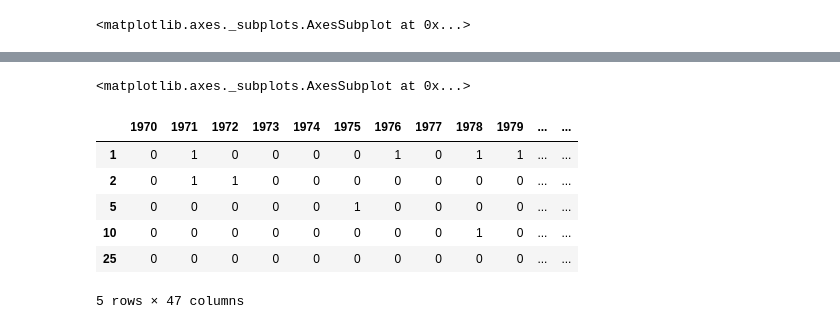
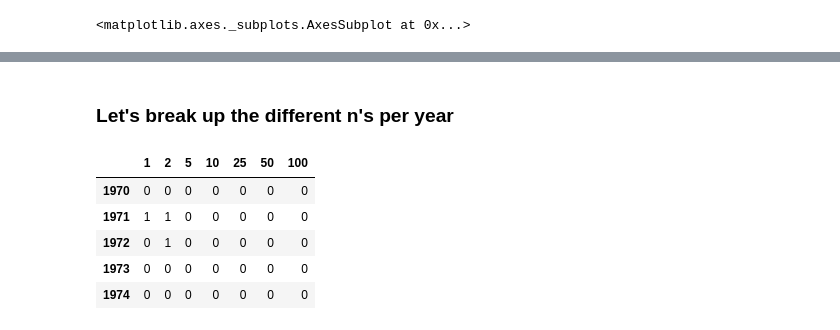
Before and after one commit to NORCatUofC/rain, a Jupyter notebook: n-year/notebooks/N-Year Storms.ipynb, the cells around one changed output, grey strips where cells are left out. Drawn from its saved outputs; the diff is of its cells as text; code cells hidden in the pictures.

```diff
--- a/n-year/notebooks/N-Year Storms.ipynb
+++ b/n-year/notebooks/N-Year Storms.ipynb
@@ -15,6 +18,6 @@ rain_df = pd.read_csv('data/ohare_hourly_20160929.csv')
 rain_df['datetime'] = pd.to_datetime(rain_df['datetime'])
 rain_df = rain_df.set_index(pd.DatetimeIndex(rain_df['datetime']))
 rain_df = rain_df['19700101':]
-chi_rain_series = rain_df['HOURLYPrecip'].resample('1H', label='right').max()
-chi_rain_series.tail()
+chi_rain_series = rain_df['HOURLYPrecip'].resample('1H', label='right').max().fillna(0)
+chi_rain_series.head()
 # %% [output]
@@ -186,5 +173,0 @@ unique_storms.loc[unique_storms['n'] == 50]
-# %%
-for index, storm in unique_storms.iterrows():
-    unique_storms.loc[index, 'year'] = int(unique_storms.loc[index, 'start_time'].year)
-unique_storms['year'] = unique_storms.year.astype(int)
-unique_storms.head()
@@ -197,0 +186,5 @@ unique_storms.head()
+# %%
+def find_year(timestamp):
+    return timestamp.year
+unique_storms['year'] = unique_storms['start_time'].apply(find_year)
+unique_storms.head()
@@ -268,4 +203,0 @@ rain_events6.head()
-# %%
-rain_events6['year'].value_counts().sort_index().plot()
-# %% [output]
-<matplotlib.axes._subplots.AxesSubplot at 0x...>
@@ -274,14 +204,15 @@ rain_events6['year'].value_counts().sort_index().plot()
+# %% [markdown]
+### Let's break up the different n's per year
 # %%
-storms_by_year_raw = {i: {n: 0 for n in [100,50,25,10,5, 2, 1]} for i in range(1970, 2017)}
-for index, storm in unique_storms.iterrows():
-    storms_by_year_raw[storm['year']][storm['n']] += 1
-storms_by_year = pd.DataFrame(storms_by_year_raw)
-storms_by_year.head()
+ns_by_year = {year: {n: 0 for n in n_s} for year in range(1970, 2017)}
+for index, event in unique_storms.iterrows():
+    ns_by_year[event['year']][int(event['n'])] += 1
+ns_by_year = pd.DataFrame(ns_by_year).transpose()
+ns_by_year.head()
 # %% [output]
-|  | 1970 | 1971 | 1972 | 1973 | 1974 | 1975 | 1976 | 1977 | 1978 | 1979 | ... | ... |
-| 1 | 0 | 1 | 0 | 0 | 0 | 0 | 1 | 0 | 1 | 1 | ... | ... |
-| 2 | 0 | 1 | 1 | 0 | 0 | 0 | 0 | 0 | 0 | 0 | ... | ... |
-| 5 | 0 | 0 | 0 | 0 | 0 | 1 | 0 | 0 | 0 | 0 | ... | ... |
-| 10 | 0 | 0 | 0 | 0 | 0 | 0 | 0 | 0 | 1 | 0 | ... | ... |
-| 25 | 0 | 0 | 0 | 0 | 0 | 0 | 0 | 0 | 0 | 0 | ... | ... |
+|  | 1 | 2 | 5 | 10 | 25 | 50 | 100 |
+| 1970 | 0 | 0 | 0 | 0 | 0 | 0 | 0 |
+| 1971 | 1 | 1 | 0 | 0 | 0 | 0 | 0 |
+| 1972 | 0 | 1 | 0 | 0 | 0 | 0 | 0 |
+| 1973 | 0 | 0 | 0 | 0 | 0 | 0 | 0 |
+| 1974 | 0 | 0 | 0 | 0 | 0 | 0 | 0 |
-5 rows × 47 columns
```
Also changed, not shown: parts of 26 cells of this notebook, 2 other files.
